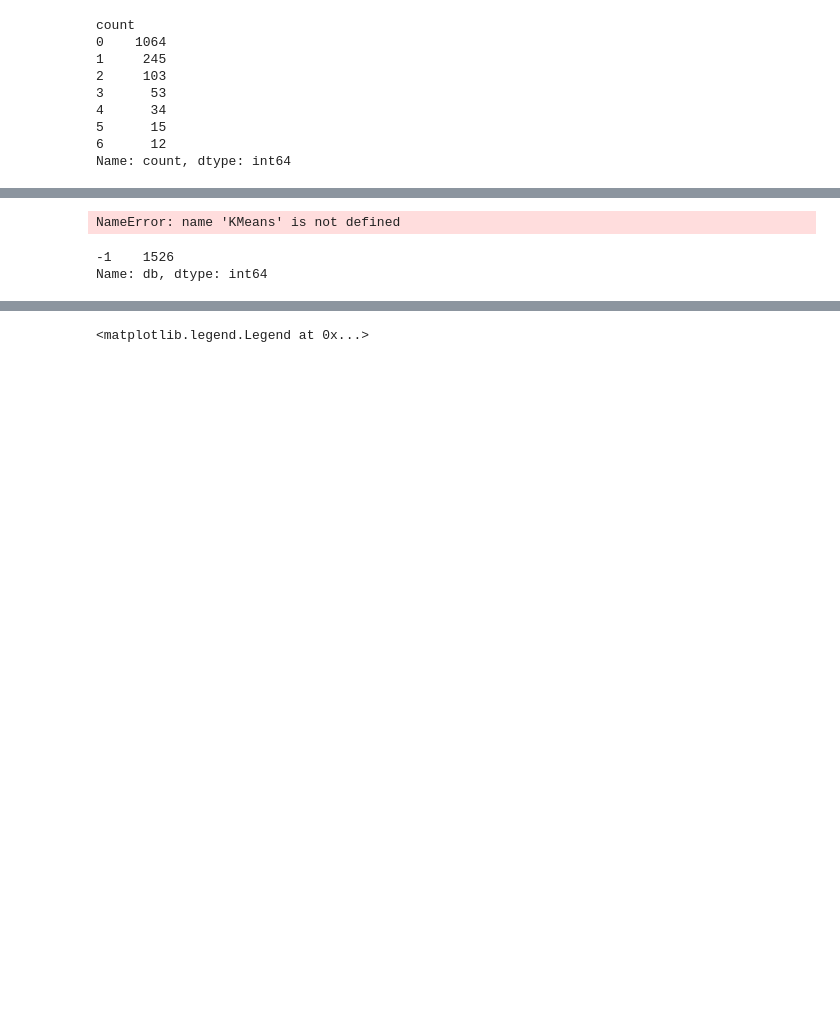
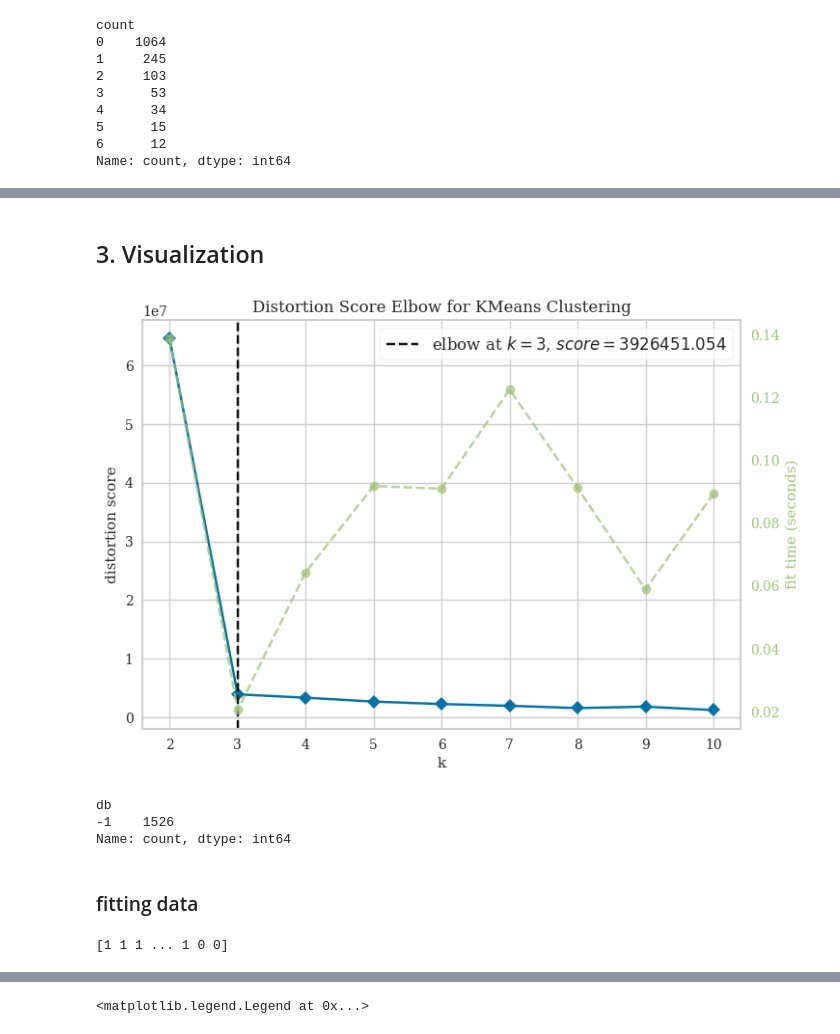
Before and after one commit to BigMasonFang/tb-project, a Jupyter notebook: 0720.ipynb, the cells around one changed output, grey strips where cells are left out. Saved outputs shown, nothing was run; the diff lists cells and outputs as text; code cells hidden in the pictures; blank space fills up the shorter version.

```diff
--- a/0720.ipynb
+++ b/0720.ipynb
@@ -8,0 +11,3 @@ with open('boruta.pickle', 'rb') as handle:
+# %%
+data: DataFrame = load_binary_data('new_df.pickle')
+labels: DataFrame = load_binary_data('target.pickle')
@@ -46,3 +54,5 @@ Name: count, dtype: int64
+# %% [markdown]
+## 3. Visualization
 # %%
 from sklearn.manifold import TSNE
 from sklearn.manifold import LocallyLinearEmbedding
@@ -51,13 +61,15 @@ from sklearn.decomposition import PCA
 import umap
 import matplotlib.pyplot as plt
 import numpy as np
-# %%
-from yellowbrick.cluster import KElbowVisualizer
-
-model = KElbowVisualizer(KMeans(), k=10)
-model.fit(new_df)
-model.poof()
-# %% [output]
-NameError: name 'KMeans' is not defined
+# %%
+from importlib import import_module, reload
+visualiztion = import_module("visualization")
+reload(visualiztion)
+# from visualization import Ploter
+
+ploter = visualiztion.Ploter()
+ploter.plot_KELbow(data)
+# %% [output]
+[figure, added]
 # %%
 from sklearn.cluster import DBSCAN
@@ -66,5 +78,6 @@ target['db']=db.labels_
 # %%
-target['db'].value_counts()
+data['db'].value_counts()
 # %% [output]
+db
 -1    1526
-Name: db, dtype: int64
+Name: count, dtype: int64
@@ -78,0 +84,15 @@ newData=pca.fit_transform(new_df)
+# %% [markdown]
+### fitting data
+# %%
+learning = import_module("learning")
+reload(learning)
+
+learner = learning.Learner()
+
+t_sne_data = learner.tsne(data, n_components=2, perplexity=100)
+
+kmeans = learner.kmeans(data, n_clusters=3, random_state=0)
+cluster=kmeans.labels_
+print(cluster)
+# %% [output]
+[1 1 1 ... 1 0 0]
```
Also changed, not shown: parts of 18 cells of this notebook, 6 other files.
